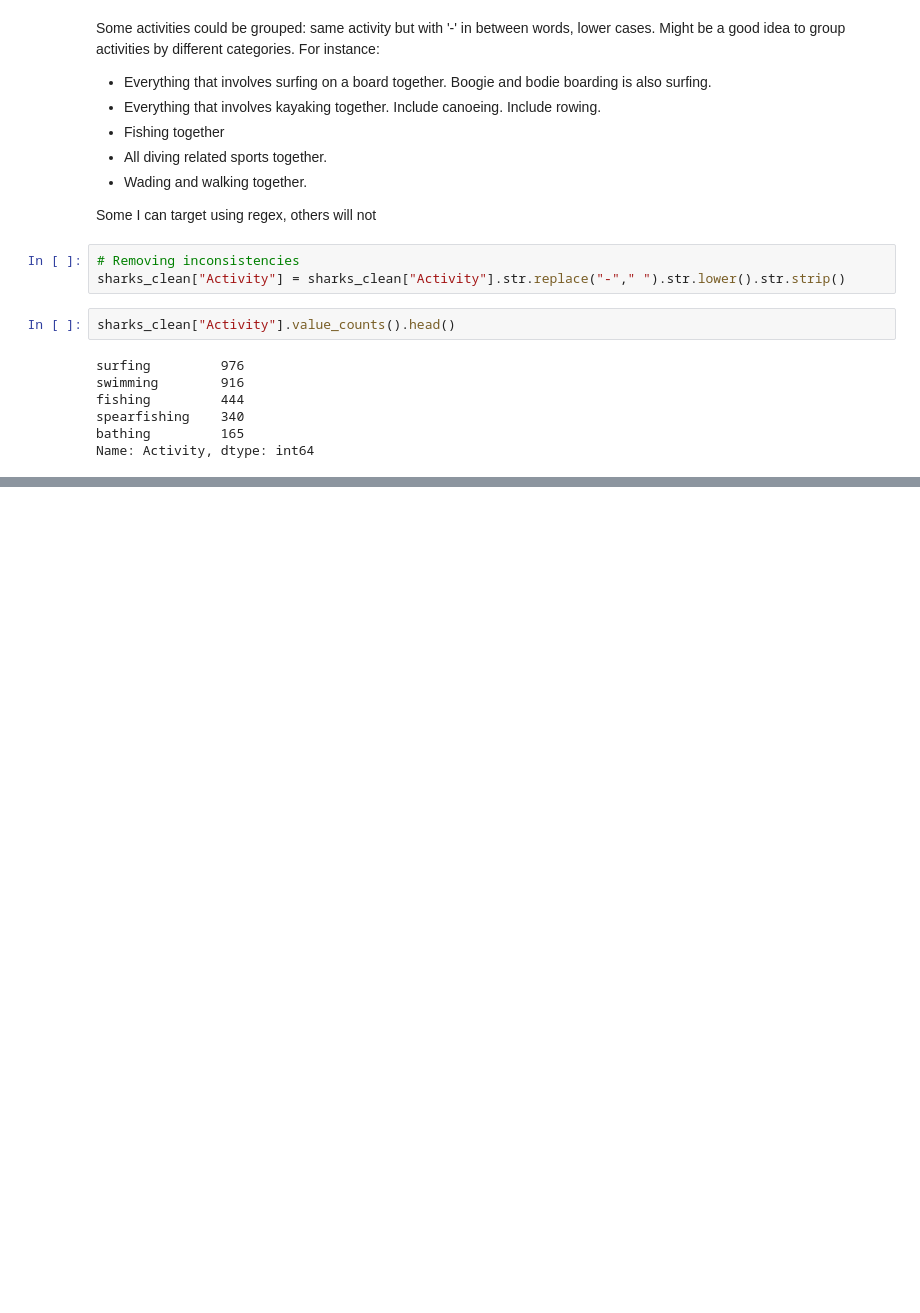
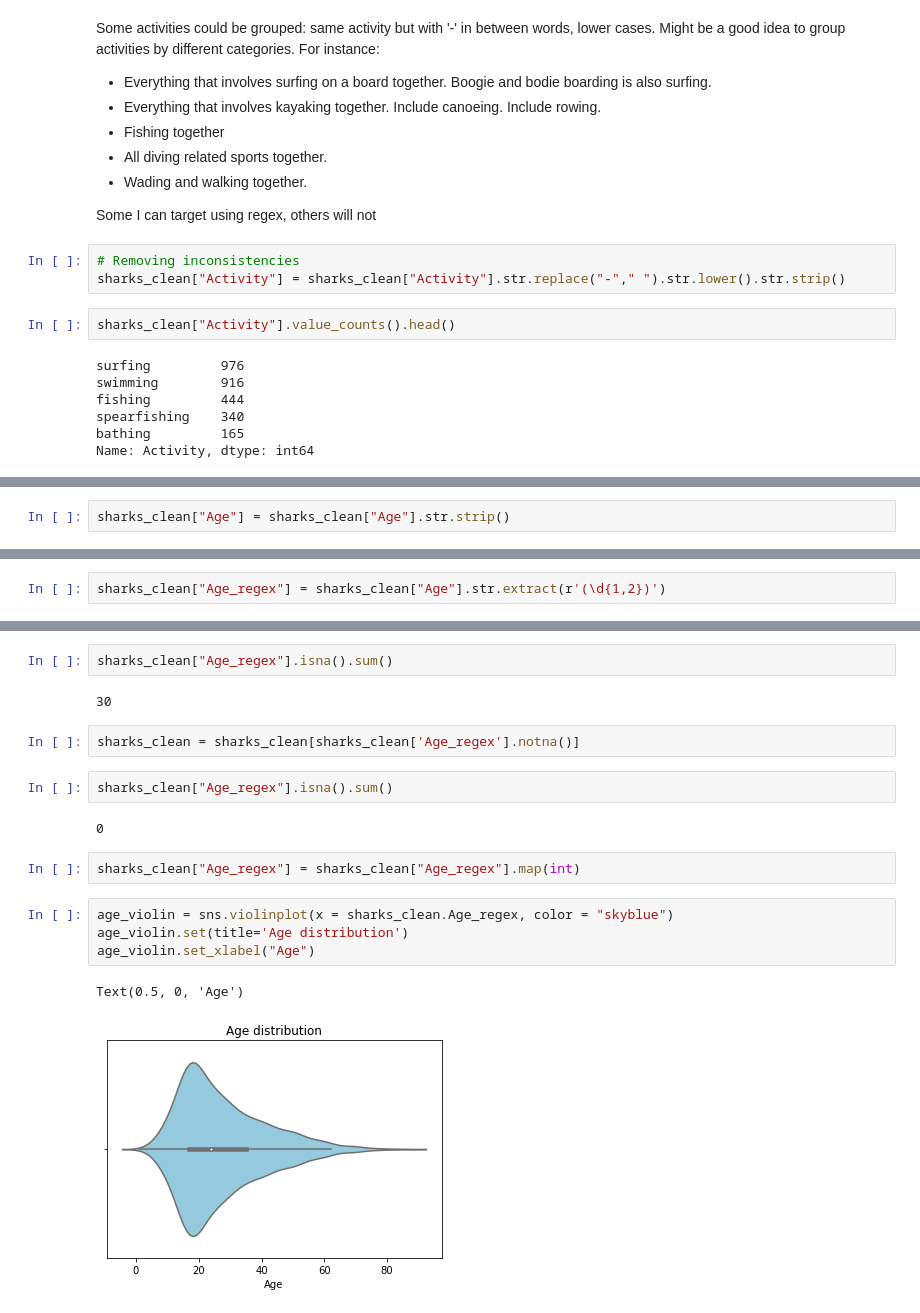
Before and after one commit to mplanasgit/project-1, a Jupyter notebook: my_project_analysis.ipynb, the cells around one changed output, grey strips where cells are left out. Cells and saved outputs as stored; diff of their text form; blank space fills up the shorter version.

```diff
--- a/my_project_analysis.ipynb
+++ b/my_project_analysis.ipynb
@@ -707,0 +780,2 @@ fig_activity.set(title='Top deathliest activities')
+# %%
+sharks_clean["Age"] = sharks_clean["Age"].str.strip()
@@ -707,0 +803,2 @@ fig_activity.set(title='Top deathliest activities')
+# %%
+sharks_clean["Age_regex"] = sharks_clean["Age"].str.extract(r'(\d{1,2})')
@@ -707,0 +820,19 @@ fig_activity.set(title='Top deathliest activities')
+# %%
+sharks_clean["Age_regex"].isna().sum()
+# %% [output]
+30
+# %%
+sharks_clean = sharks_clean[sharks_clean['Age_regex'].notna()]
+# %%
+sharks_clean["Age_regex"].isna().sum()
+# %% [output]
+0
+# %%
+sharks_clean["Age_regex"] = sharks_clean["Age_regex"].map(int)
+# %%
+age_violin = sns.violinplot(x = sharks_clean.Age_regex, color = "skyblue")
+age_violin.set(title='Age distribution')
+age_violin.set_xlabel("Age")
+# %% [output]
+Text(0.5, 0, 'Age')
+[figure, added]
```
Also changed, not shown: parts of 99 cells of this notebook.
